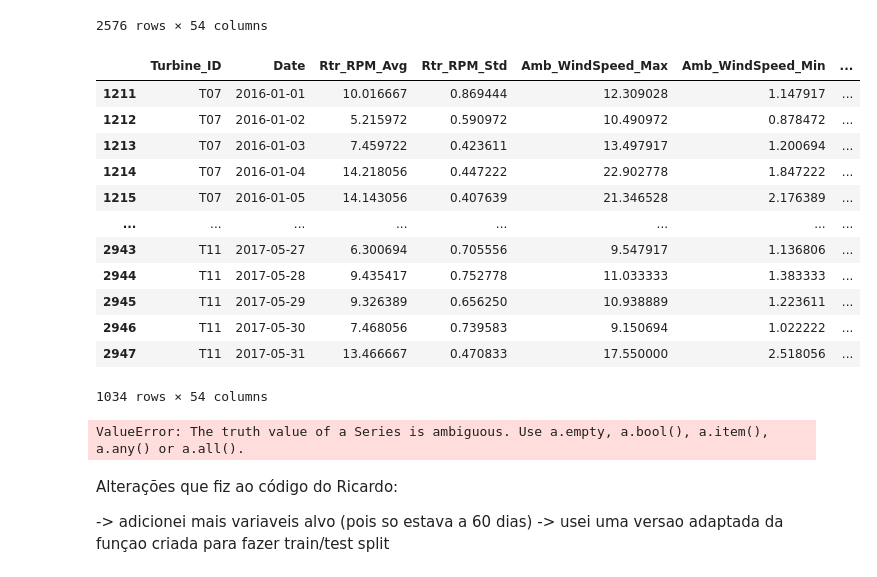
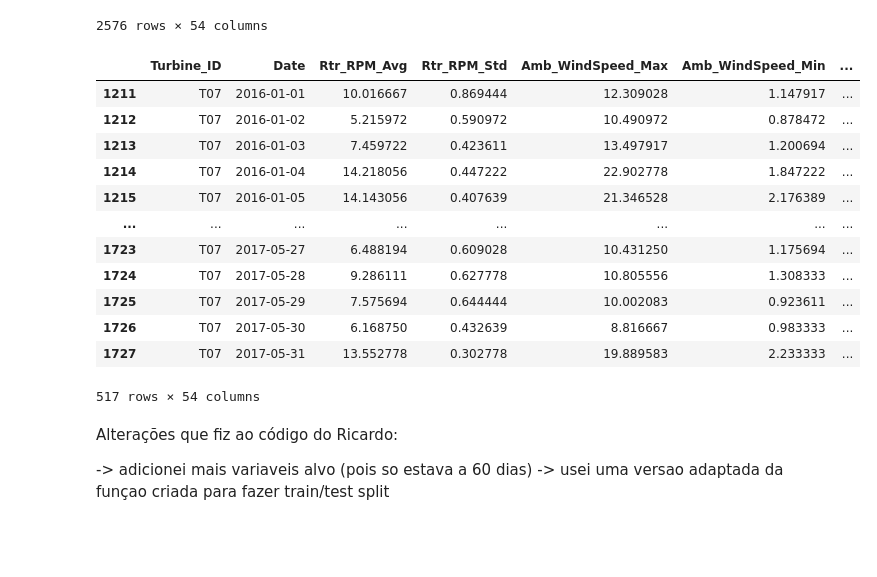
Before and after one commit to RicardoJPedro82/wmillfailprev, a Jupyter notebook: notebooks/Miguel_Data_prep_clean_VersaoAlternativa.ipynb, the cells around one changed output. Saved outputs shown, nothing was run; the diff lists cells and outputs as text; code cells hidden in the pictures; blank space fills up the shorter version.

```diff
--- a/notebooks/Miguel_Data_prep_clean_VersaoAlternativa.ipynb
+++ b/notebooks/Miguel_Data_prep_clean_VersaoAlternativa.ipynb
@@ -353,23 +353,19 @@ df_train[3]
 | 2947 | T11 | 2017-05-31 | 13.466667 | 0.470833 | 17.550000 | 2.518056 | ... |
 2576 rows × 54 columns
 # %%
-df_train[3][df_train[3]['Turbine_ID'].isin(['T07','T11'])]
+df_train[3][df_train[3]['Turbine_ID'].isin(['T07'])]
 # %% [output]
 |  | Turbine_ID | Date | Rtr_RPM_Avg | Rtr_RPM_Std | Amb_WindSpeed_Max | Amb_WindSpeed_Min | ... |
 | 1211 | T07 | 2016-01-01 | 10.016667 | 0.869444 | 12.309028 | 1.147917 | ... |
 | 1212 | T07 | 2016-01-02 | 5.215972 | 0.590972 | 10.490972 | 0.878472 | ... |
 | 1213 | T07 | 2016-01-03 | 7.459722 | 0.423611 | 13.497917 | 1.200694 | ... |
 | 1214 | T07 | 2016-01-04 | 14.218056 | 0.447222 | 22.902778 | 1.847222 | ... |
 | 1215 | T07 | 2016-01-05 | 14.143056 | 0.407639 | 21.346528 | 2.176389 | ... |
 | ... | ... | ... | ... | ... | ... | ... | ... |
-| 2943 | T11 | 2017-05-27 | 6.300694 | 0.705556 | 9.547917 | 1.136806 | ... |
-| 2944 | T11 | 2017-05-28 | 9.435417 | 0.752778 | 11.033333 | 1.383333 | ... |
-| 2945 | T11 | 2017-05-29 | 9.326389 | 0.656250 | 10.938889 | 1.223611 | ... |
-| 2946 | T11 | 2017-05-30 | 7.468056 | 0.739583 | 9.150694 | 1.022222 | ... |
-| 2947 | T11 | 2017-05-31 | 13.466667 | 0.470833 | 17.550000 | 2.518056 | ... |
+| 1723 | T07 | 2017-05-27 | 6.488194 | 0.609028 | 10.431250 | 1.175694 | ... |
+| 1724 | T07 | 2017-05-28 | 9.286111 | 0.627778 | 10.805556 | 1.308333 | ... |
+| 1725 | T07 | 2017-05-29 | 7.575694 | 0.644444 | 10.002083 | 0.923611 | ... |
+| 1726 | T07 | 2017-05-30 | 6.168750 | 0.432639 | 8.816667 | 0.983333 | ... |
+| 1727 | T07 | 2017-05-31 | 13.552778 | 0.302778 | 19.889583 | 2.233333 | ... |
-1034 rows × 54 columns
+517 rows × 54 columns
-# %%
-df_train[3][df_train[3]['Turbine_ID']=='T07' or df_train[3]['Turbine_ID']=='T11']
-# %% [output]
-ValueError: The truth value of a Series is ambiguous. Use a.empty, a.bool(), a.item(), a.any() or a.all().
 # %%
```
Also changed, not shown: parts of 8 cells of this notebook, 1 other file.
